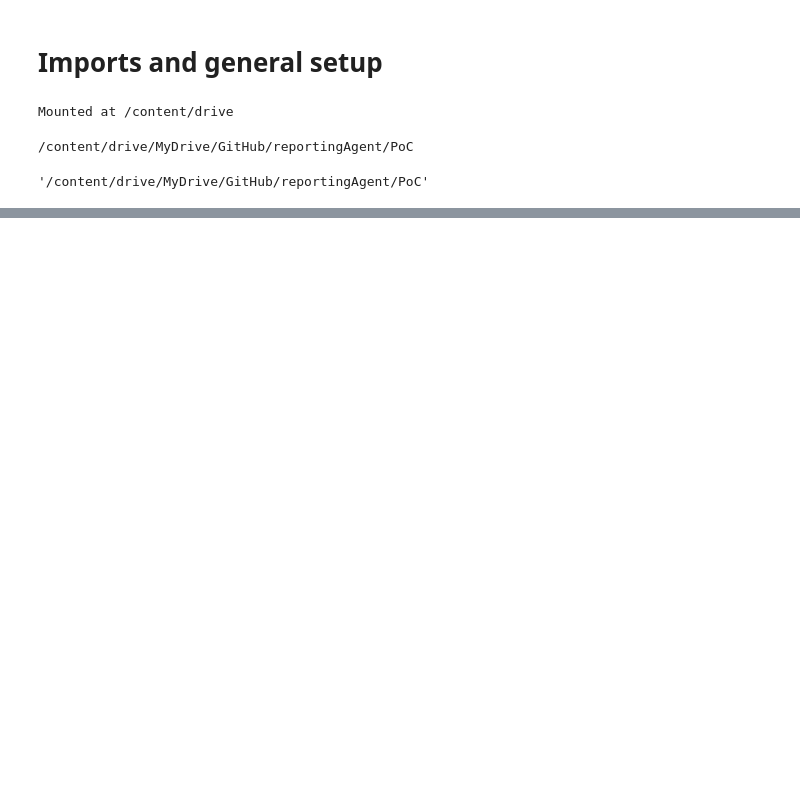
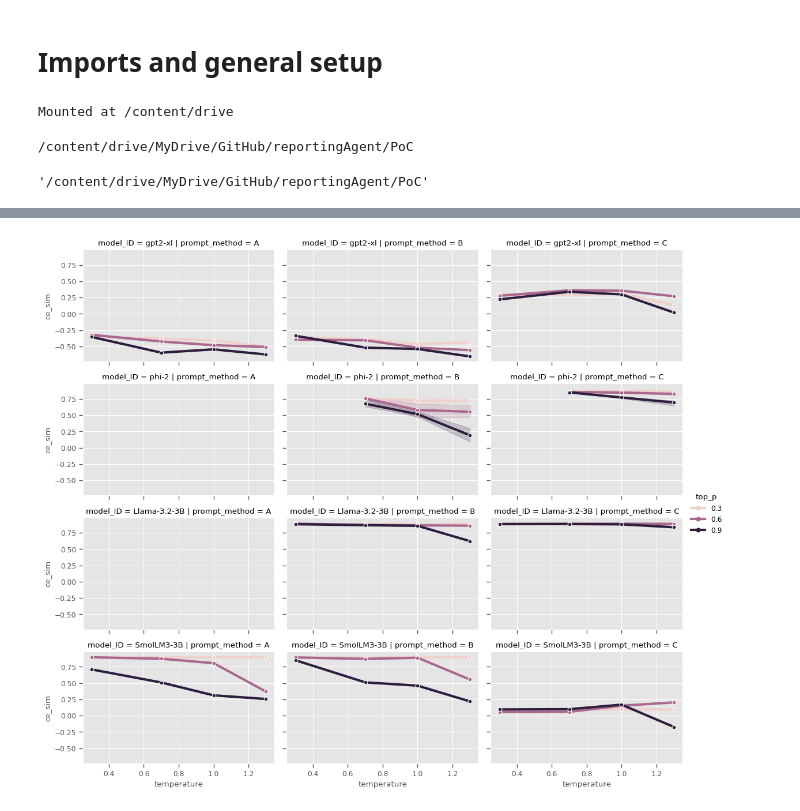
Before and after one commit to zBotta/reportingAgent, a Jupyter notebook: PoC/PoC_05_Model grid search analysis.ipynb, the cells around one changed output, grey strips where cells are left out. Drawn from its saved outputs; the diff is of its cells as text; code cells hidden in the pictures; blank space fills up the shorter version.

```diff
--- a/PoC/PoC_05_Model grid search analysis.ipynb
+++ b/PoC/PoC_05_Model grid search analysis.ipynb
@@ -77,0 +103,21 @@ plt.show()
+# %%
+plt.style.use('ggplot')
+
+sns.set_context("paper", rc={"lines.linewidth": 3})
+
+list_selected_models = model_names[4:] # large models more than 1B
+
+sns.relplot(data=all_data[all_data['model_ID'].isin(list_selected_models)],
+            x='temperature',
+            y='ce_sim',
+            kind='line',
+            hue='top_p',
+            row='model_ID',
+            row_order=list_selected_models,
+            col='prompt_method',
+            col_order=['A', 'B', 'C'],
+            height=2.45, aspect=1.55, marker='o')
+
+plt.show()
+# %% [output]
+[figure, added]
```
Also changed, not shown: parts of 6 cells of this notebook, 1 other file.
